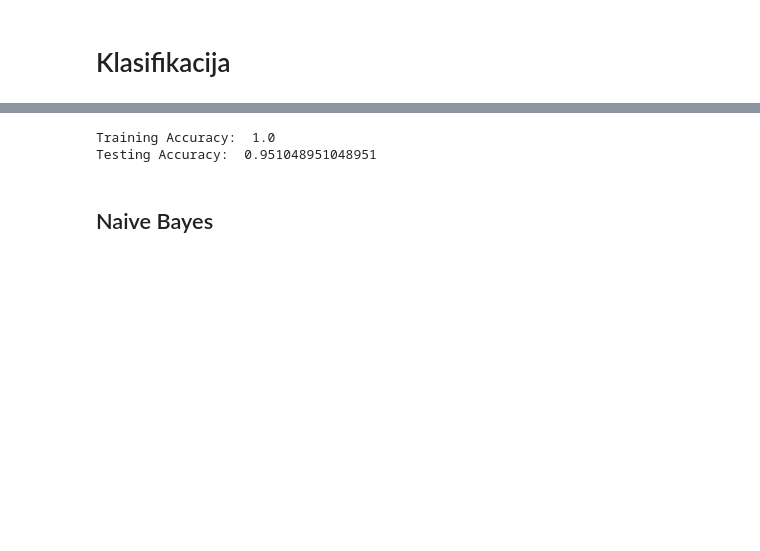
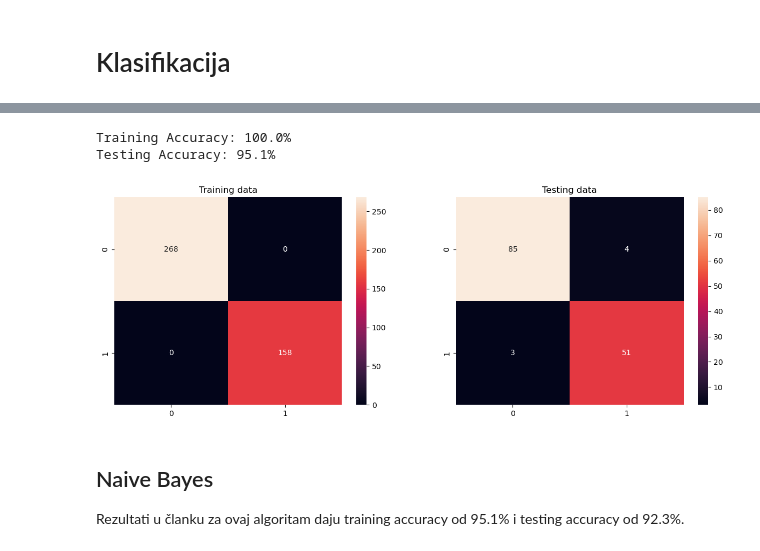
Before and after one commit to escapologit/UZOP, a Jupyter notebook: replikacija_rezultata/replikacija.ipynb, the cells around one changed output, grey strips where cells are left out. Cells and saved outputs as stored; diff of their text form; code cells hidden in the pictures; blank space fills up the shorter version.

```diff
--- a/replikacija_rezultata/replikacija.ipynb
+++ b/replikacija_rezultata/replikacija.ipynb
@@ -194,36 +155,11 @@ Testing Accuracy:  0.965034965034965
 # %%
-def klasificiraj_stablo_odluke(df):
-    X = df.loc[:, df.columns != 'Diagnosis']
-    y = df.loc[:, 'Diagnosis']
-
-    X_train, X_test, y_train, y_test = train_test_split(X, y, test_size=0.25, random_state=42)
-
-    model = DecisionTreeClassifier(random_state=42).fit(X_train, y_train)
-
-    y_pred_train = model.predict(X_train)
-    y_pred_test = model.predict(X_test)
-
-    conf_matrix = confusion_matrix(y_train, y_pred_train)
-    TP = conf_matrix[1, 1]
-    TN = conf_matrix[0, 0]
-    FP = conf_matrix[0, 1]
-    FN = conf_matrix[1, 0]
-
-    accuracy = (TP + TN) / (TP + TN + FP + FN)
-    print('Training Accuracy: ', accuracy)
-
-    conf_matrix = confusion_matrix(y_test, y_pred_test)
-    TP = conf_matrix[1, 1]
-    TN = conf_matrix[0, 0]
-    FP = conf_matrix[0, 1]
-    FN = conf_matrix[1, 0]
-    accuracy = (TP + TN) / (TP + TN + FP + FN)
-    print('Testing Accuracy: ', accuracy)
-
-klasificiraj_stablo_odluke(data)
+dec_tree = lambda: DecisionTreeClassifier(random_state=42)
+klasificiraj(data, dec_tree)
 # %% [output]
-Training Accuracy:  1.0
-Testing Accuracy:  0.951048951048951
+Training Accuracy: 100.0%
+Testing Accuracy: 95.1%
+[figure, added]
 # %% [markdown]
 ## Naive Bayes
+Rezultati u članku za ovaj algoritam daju training accuracy od 95.1% i testing accuracy od 92.3%.
 # %%
```
Also changed, not shown: parts of 17 cells of this notebook, 1 other file.
